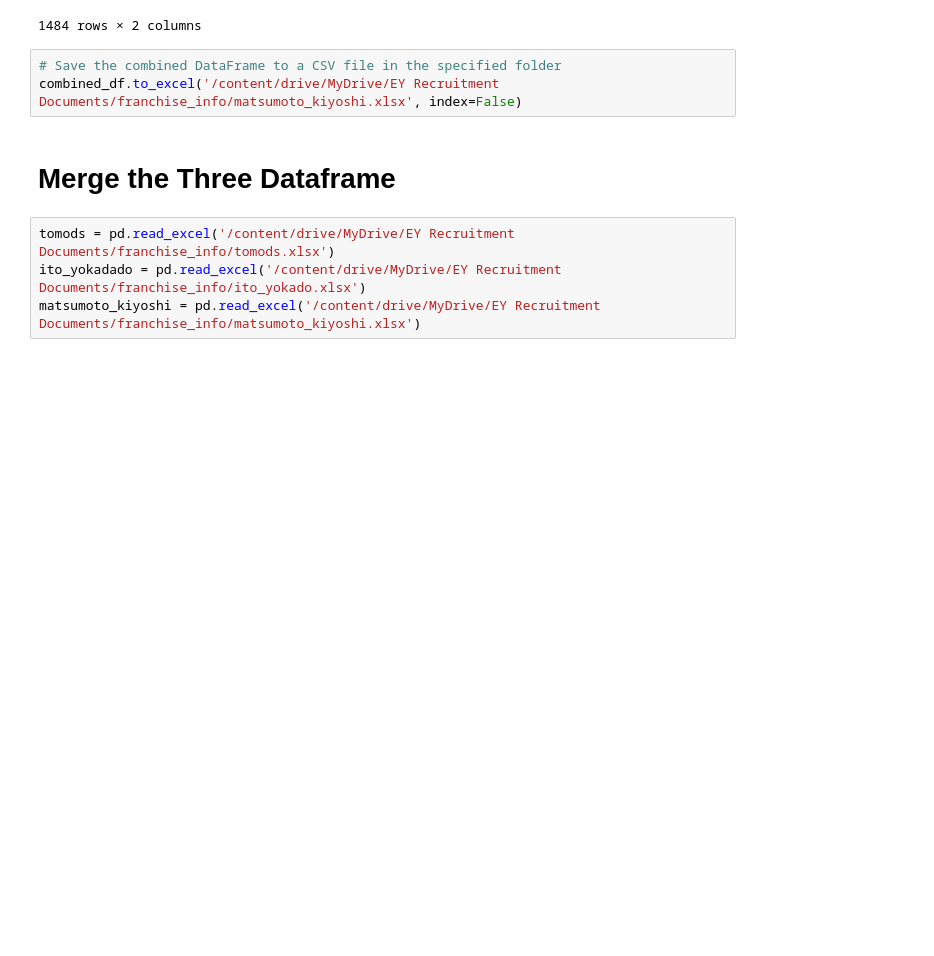
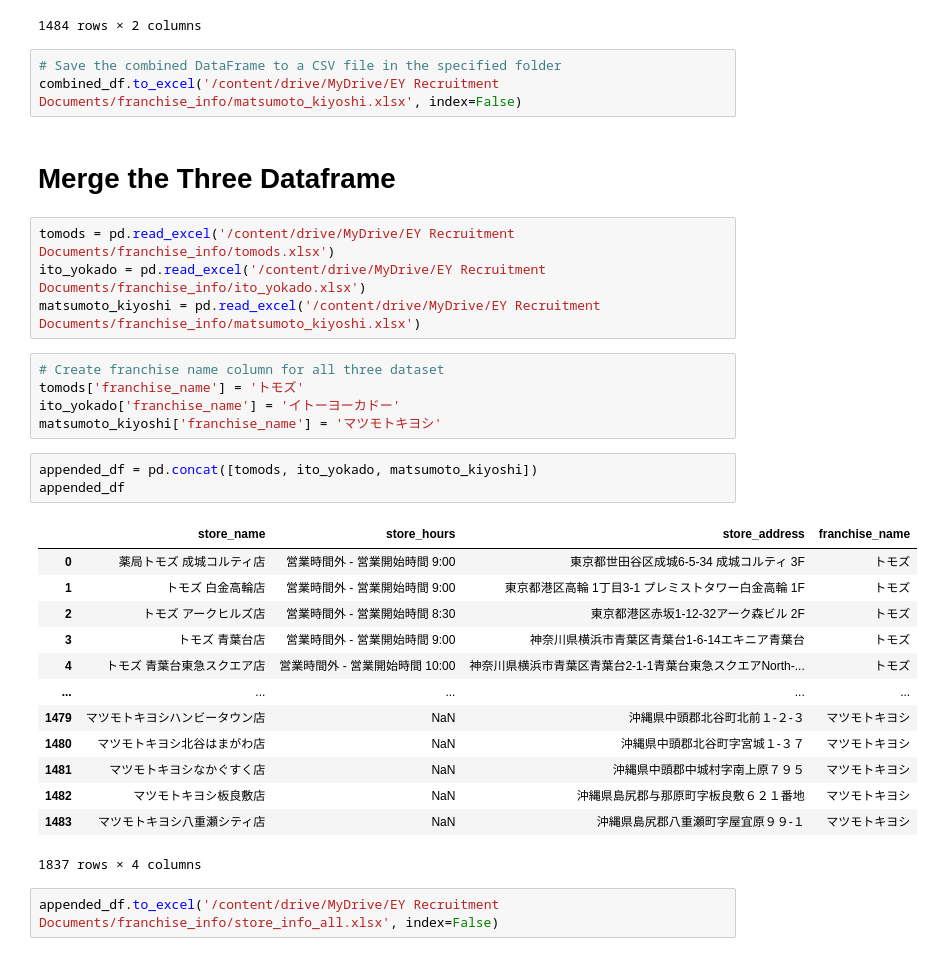
Before and after one commit to Kensuzuki95/AIF360, a Jupyter notebook: Web_Scraping_Store_Info.ipynb, the cells around one changed output. Cells and saved outputs as stored; diff of their text form; blank space fills up the shorter version.

```diff
--- a/Web_Scraping_Store_Info.ipynb
+++ b/Web_Scraping_Store_Info.ipynb
@@ -270,5 +272,29 @@ combined_df.to_excel('/content/drive/MyDrive/EY Recruitment Documents/franchise_
 # Merge the Three Dataframe
 # %%
 tomods = pd.read_excel('/content/drive/MyDrive/EY Recruitment Documents/franchise_info/tomods.xlsx')
-ito_yokadado = pd.read_excel('/content/drive/MyDrive/EY Recruitment Documents/franchise_info/ito_yokado.xlsx')
+ito_yokado = pd.read_excel('/content/drive/MyDrive/EY Recruitment Documents/franchise_info/ito_yokado.xlsx')
 matsumoto_kiyoshi = pd.read_excel('/content/drive/MyDrive/EY Recruitment Documents/franchise_info/matsumoto_kiyoshi.xlsx')
+# %%
+# Create franchise name column for all three dataset
+tomods['franchise_name'] = 'トモズ'
+ito_yokado['franchise_name'] = 'イトーヨーカドー'
+matsumoto_kiyoshi['franchise_name'] = 'マツモトキヨシ'
+# %%
+appended_df = pd.concat([tomods, ito_yokado, matsumoto_kiyoshi])
+appended_df
+# %% [output]
+|  | store_name | store_hours | store_address | franchise_name |
+| 0 | 薬局トモズ 成城コルティ店 | 営業時間外 - 営業開始時間 9:00 | 東京都世田谷区成城6-5-34 成城コルティ 3F | トモズ |
+| 1 | トモズ 白金高輪店 | 営業時間外 - 営業開始時間 9:00 | 東京都港区高輪 1丁目3-1 プレミストタワー白金高輪 1F | トモズ |
+| 2 | トモズ アークヒルズ店 | 営業時間外 - 営業開始時間 8:30 | 東京都港区赤坂1-12-32アーク森ビル 2F | トモズ |
+| 3 | トモズ 青葉台店 | 営業時間外 - 営業開始時間 9:00 | 神奈川県横浜市青葉区青葉台1-6-14エキニア青葉台 | トモズ |
+| 4 | トモズ 青葉台東急スクエア店 | 営業時間外 - 営業開始時間 10:00 | 神奈川県横浜市青葉区青葉台2-1-1青葉台東急スクエアNorth-... | トモズ |
+| ... | ... | ... | ... | ... |
+| 1479 | マツモトキヨシハンビータウン店 | NaN | 沖縄県中頭郡北谷町北前１-２-３ | マツモトキヨシ |
+| 1480 | マツモトキヨシ北谷はまがわ店 | NaN | 沖縄県中頭郡北谷町字宮城１-３７ | マツモトキヨシ |
+| 1481 | マツモトキヨシなかぐすく店 | NaN | 沖縄県中頭郡中城村字南上原７９５ | マツモトキヨシ |
+| 1482 | マツモトキヨシ板良敷店 | NaN | 沖縄県島尻郡与那原町字板良敷６２１番地 | マツモトキヨシ |
+| 1483 | マツモトキヨシ八重瀬シティ店 | NaN | 沖縄県島尻郡八重瀬町字屋宜原９９-１ | マツモトキヨシ |
+1837 rows × 4 columns
+# %%
+appended_df.to_excel('/content/drive/MyDrive/EY Recruitment Documents/franchise_info/store_info_all.xlsx', index=False)
```
Also changed, not shown: parts of 1 cell of this notebook.
